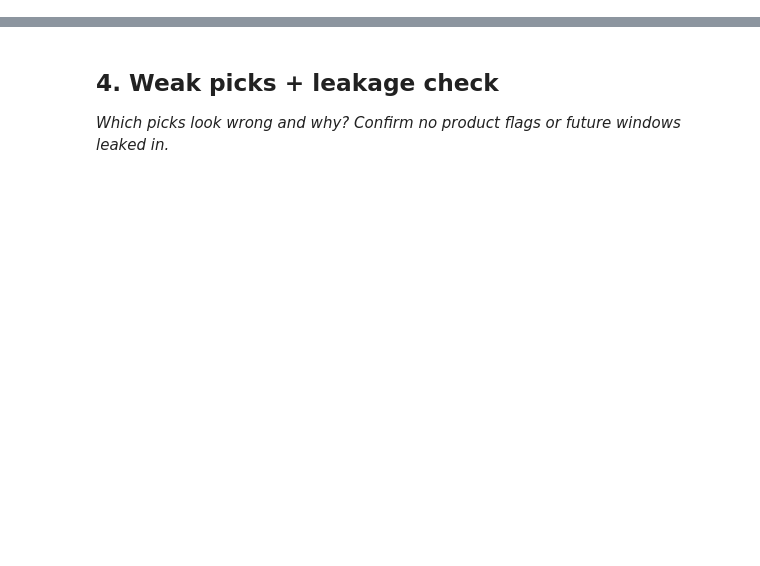
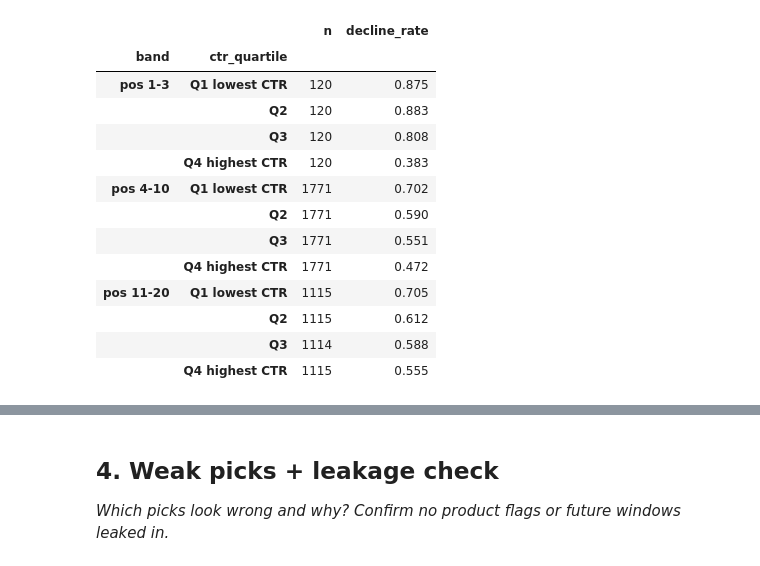
Before and after one commit to yelsebety/Yassin-Flyrank, a Jupyter notebook: work/notebooks/w04_baseline_score.ipynb, the cells around one changed output, grey strips where cells are left out. Cells and saved outputs as stored; diff of their text form; code cells hidden in the pictures; blank space fills up the shorter version.

Commit message:
Add w04 baseline score notebook (CTR-shortfall rule, top-10 review)

```diff
--- a/work/notebooks/w04_baseline_score.ipynb
+++ b/work/notebooks/w04_baseline_score.ipynb
@@ -15,0 +21,33 @@ This skeleton is yours to fill. Work the sections **in order** — each one has
+# %%
+import os, sys, subprocess, json
+import numpy as np
+import pandas as pd
+
+# Find the repo root so the CSV loads in Colab and locally.
+IN_COLAB = "google.colab" in sys.modules
+REPO_URL = "https://github.com/yelsebety/Yassin-Flyrank.git"
+REPO_DIR = "Yassin-Flyrank"
+if IN_COLAB:
+    if not os.path.isdir(REPO_DIR):
+        subprocess.run(["git", "clone", "--depth", "1", REPO_URL, REPO_DIR], check=True)
+    os.chdir(REPO_DIR)
+else:
+    while not os.path.isdir("data/raw") and os.getcwd() != "/":
+        os.chdir("..")
+
+pd.set_option("display.max_colwidth", None)
+pd.set_option("display.width", 200)
+
+raw = pd.read_csv("data/raw/content_refresh_anonymized.csv")
+
+# The proxy label: used ONLY to check signals and score the baseline, never as an input.
+raw["declined"] = (raw["trend_direction"] == "down").astype(int)
+
+# The slice the rule works on: starter eligibility + the rule's gate.
+elig = raw[(raw["impressions_90d"] > 0) & (raw["content_age_days"] >= 90)]
+g = elig[(elig["impressions_90d"] >= 500) & (elig["avg_position"] > 0) & (elig["avg_position"] <= 20)].copy()
+g["band"] = pd.cut(g["avg_position"], [0, 3, 10, 20], labels=["pos 1-3", "pos 4-10", "pos 11-20"])
+
+print(f"Eligible pages: {len(elig):,}. Pages passing the rule's gate: {len(g):,} "
+      f"(500+ impressions, position 1-20).")
+print(f"Base rate of the proxy label in the gated slice: {g['declined'].mean():.3f}")
@@ -15,0 +63,22 @@ This skeleton is yours to fill. Work the sections **in order** — each one has
+# %%
+g["ctr_quartile"] = g.groupby("band", observed=True)["ctr"].transform(
+    lambda s: pd.qcut(s.rank(method="first"), 4, labels=["Q1 lowest CTR", "Q2", "Q3", "Q4 highest CTR"])
+)
+signal1 = (g.groupby(["band", "ctr_quartile"], observed=True)["declined"]
+             .agg(n="count", decline_rate="mean").round(3))
+signal1
+# %% [output]
+|  |  | n | decline_rate |
+| band | ctr_quartile |  |  |
+| pos 1-3 | Q1 lowest CTR | 120 | 0.875 |
+|  | Q2 | 120 | 0.883 |
+|  | Q3 | 120 | 0.808 |
+|  | Q4 highest CTR | 120 | 0.383 |
+| pos 4-10 | Q1 lowest CTR | 1771 | 0.702 |
+|  | Q2 | 1771 | 0.590 |
+|  | Q3 | 1771 | 0.551 |
+|  | Q4 highest CTR | 1771 | 0.472 |
+| pos 11-20 | Q1 lowest CTR | 1115 | 0.705 |
+|  | Q2 | 1115 | 0.612 |
+|  | Q3 | 1114 | 0.588 |
+|  | Q4 highest CTR | 1115 | 0.555 |
```
Also changed, not shown: parts of 22 cells of this notebook.
